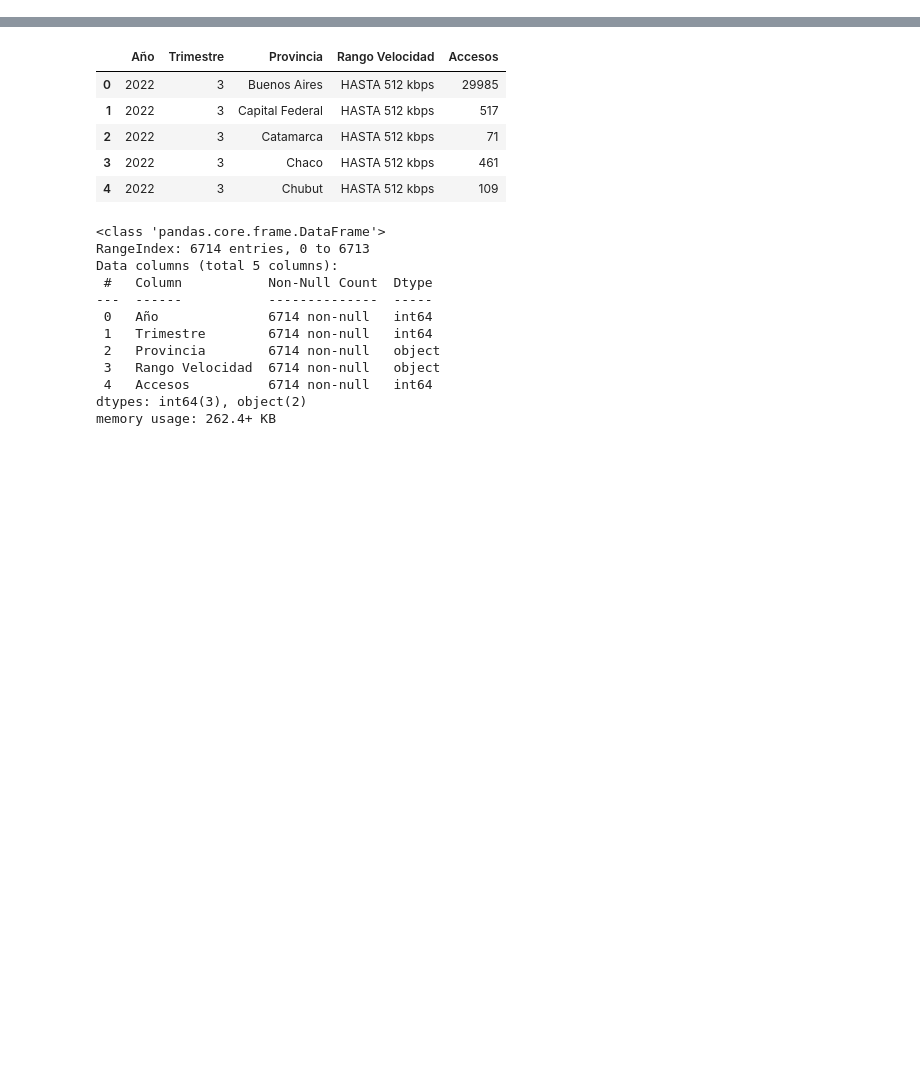
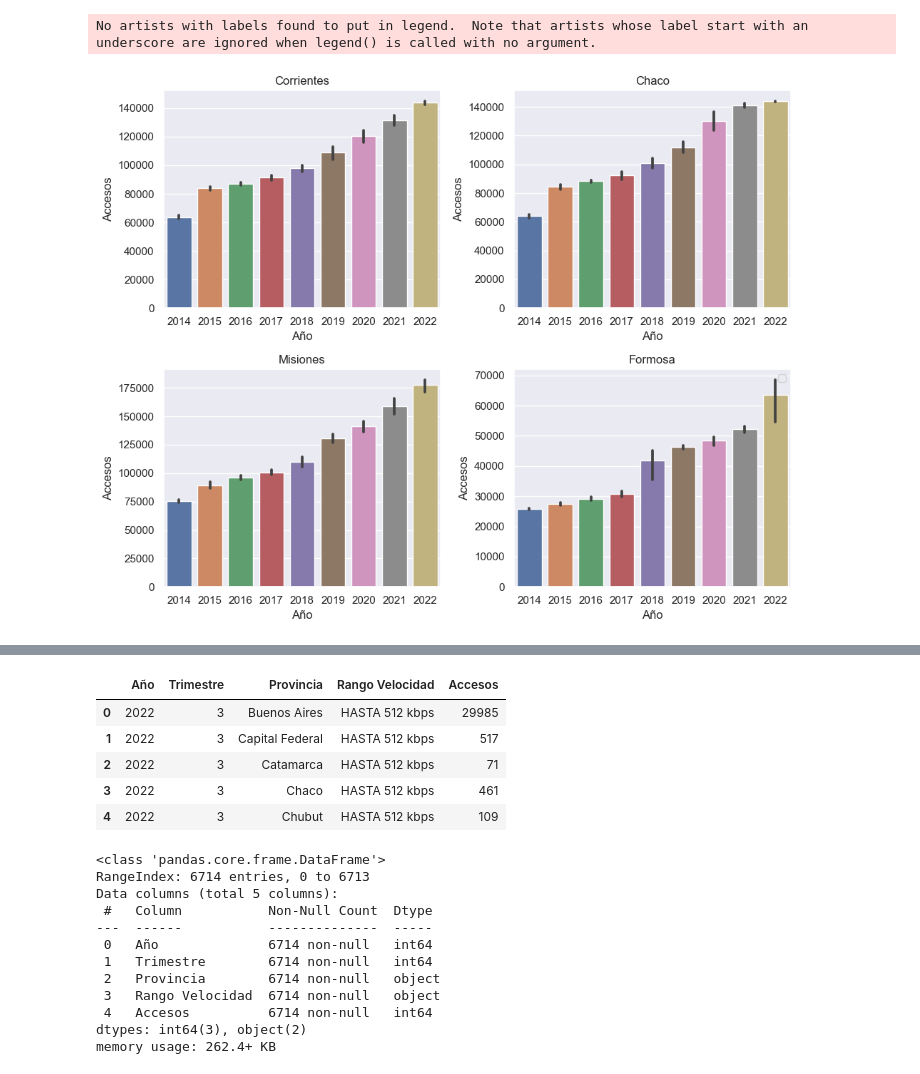
Before and after one commit to cristhianc001/Argentinian-Internet-Usage, a Jupyter notebook: notebooks/3. Exploratory_Data_Analysis.ipynb, the cells around one changed output, grey strips where cells are left out. Saved outputs shown, nothing was run; the diff lists cells and outputs as text; code cells hidden in the pictures; blank space fills up the shorter version.

```diff
--- a/notebooks/3. Exploratory_Data_Analysis.ipynb
+++ b/notebooks/3. Exploratory_Data_Analysis.ipynb
@@ -96,0 +120,29 @@ plt.show()
+# %%
+df_filtrado = regional_accesos[regional_accesos['Provincia'].isin(nea)]
+
+# Configurar los subplots en función de la cantidad de provincias
+num_provincias = len(nea)
+num_columnas = 2
+num_filas = int((num_provincias + 1) / num_columnas)  # Redondear hacia arriba
+
+
+# Crear los subplots
+fig, axes = plt.subplots(num_filas, num_columnas, figsize=(10, 8))
+axes = axes.flatten()
+
+# Iterar sobre las provincias y crear los gráficos de líneas en los subplots
+for i, provincia in enumerate(nea):
+    ax = axes[i]
+    data_provincia = df_filtrado[df_filtrado['Provincia'] == provincia]
+    sns.barplot(data=data_provincia, x="Año", y="Accesos", ax=ax)
+    ax.set_title(provincia)
+
+# Ajustar la disposición de los subplots y la leyenda
+plt.tight_layout()
+plt.legend(fontsize='small')
+
+# Mostrar los subplots
+plt.show()
+# %% [output]
+No artists with labels found to put in legend.  Note that artists whose label start with an underscore are ignored when legend() is called with no argument.
+[figure, added]
```
Also changed, not shown: parts of 63 cells of this notebook, 7 other files.
